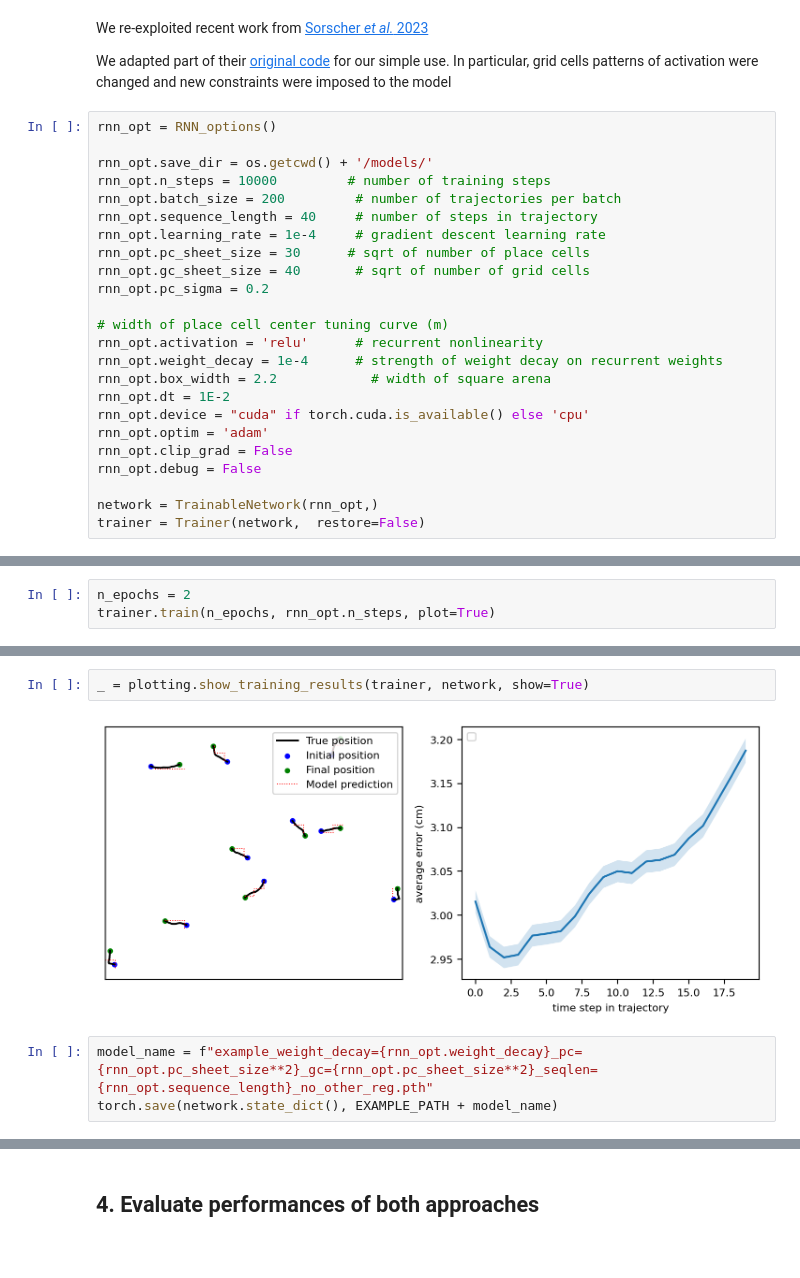
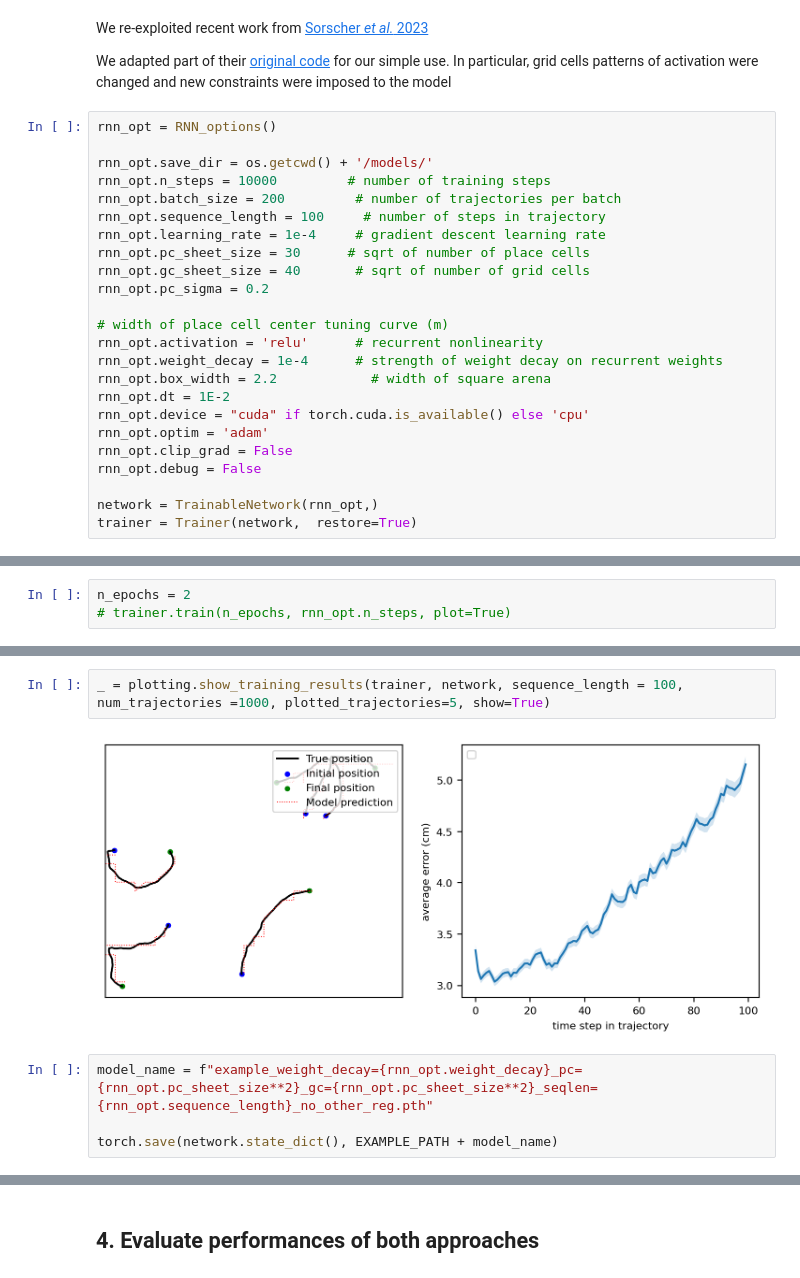
Before and after one commit to gregoireyasmine/grid_cells_burak_fiete, a Jupyter notebook: evaluate_grid.ipynb, the cells around one changed output, grey strips where cells are left out. Saved outputs shown, nothing was run; the diff lists cells and outputs as text.

```diff
--- a/evaluate_grid.ipynb
+++ b/evaluate_grid.ipynb
@@ -101,7 +246,7 @@ rnn_opt = RNN_options()
 rnn_opt.save_dir = os.getcwd() + '/models/'
 rnn_opt.n_steps = 10000         # number of training steps
 rnn_opt.batch_size = 200         # number of trajectories per batch
-rnn_opt.sequence_length = 40     # number of steps in trajectory
+rnn_opt.sequence_length = 100     # number of steps in trajectory
 rnn_opt.learning_rate = 1e-4     # gradient descent learning rate
 rnn_opt.pc_sheet_size = 30      # sqrt of number of place cells
 rnn_opt.gc_sheet_size = 40       # sqrt of number of grid cells
@@ -118,5 +263,5 @@ rnn_opt.clip_grad = False
 rnn_opt.debug = False
 
 network = TrainableNetwork(rnn_opt,)
-trainer = Trainer(network,  restore=False)
+trainer = Trainer(network,  restore=True)
 # %% [output]
@@ -129,3 +273,3 @@ _ = plotting.present_training_environment(network, trainer, show=True)
 # %%
 n_epochs = 2
-trainer.train(n_epochs, rnn_opt.n_steps, plot=True)
+# trainer.train(n_epochs, rnn_opt.n_steps, plot=True)
@@ -132,9 +278,10 @@ trainer.train(n_epochs, rnn_opt.n_steps, plot=True)
 # %%
-_ = plotting.show_training_results(trainer, network, show=True)
+_ = plotting.show_training_results(trainer, network, sequence_length = 100, num_trajectories =1000, plotted_trajectories=5, show=True)
 # %% [output]
-[figure, old version]
+[figure, new version]
 # %%
 model_name = f"example_weight_decay={rnn_opt.weight_decay}_pc={rnn_opt.pc_sheet_size**2}_gc={rnn_opt.pc_sheet_size**2}_seqlen={rnn_opt.sequence_length}_no_other_reg.pth"
+
 torch.save(network.state_dict(), EXAMPLE_PATH + model_name)
 # %%
 _ = plotting.show_training_results(trainer, network, show=True, sequence_length = 1000, plotted_trajectories = 1, num_trajectories = 100)
```
Also changed, not shown: parts of 27 cells of this notebook, 6 other files.
